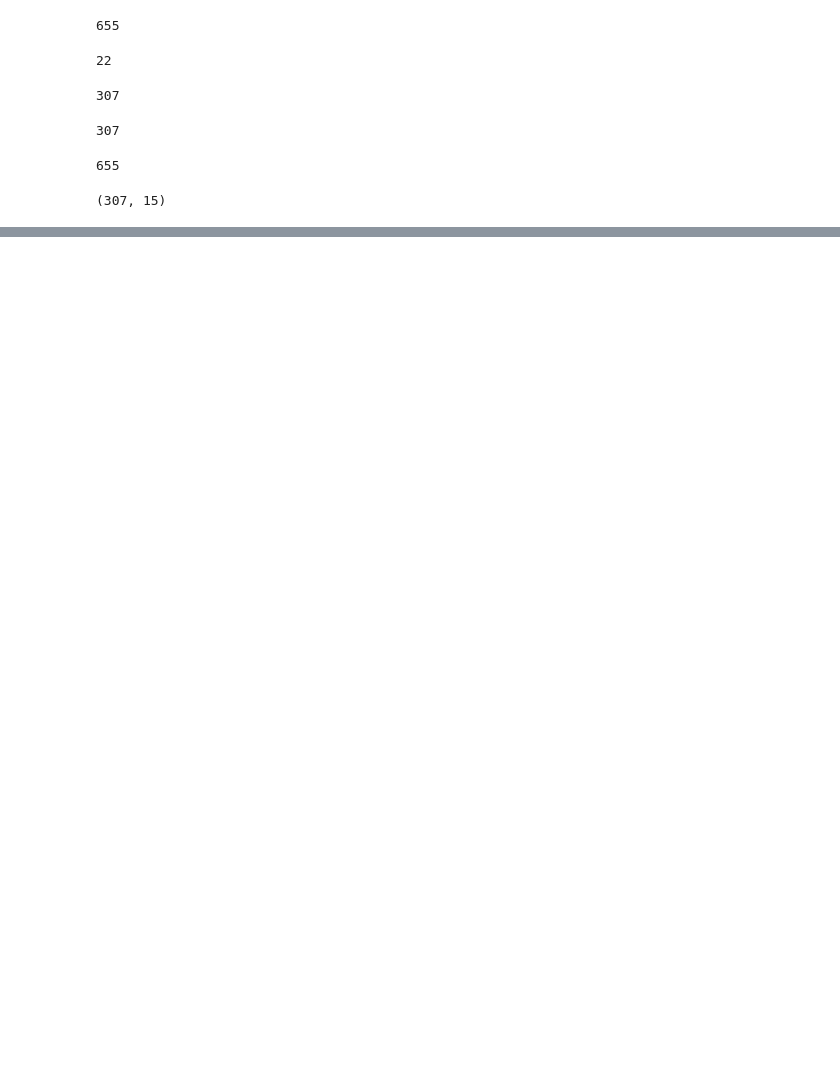
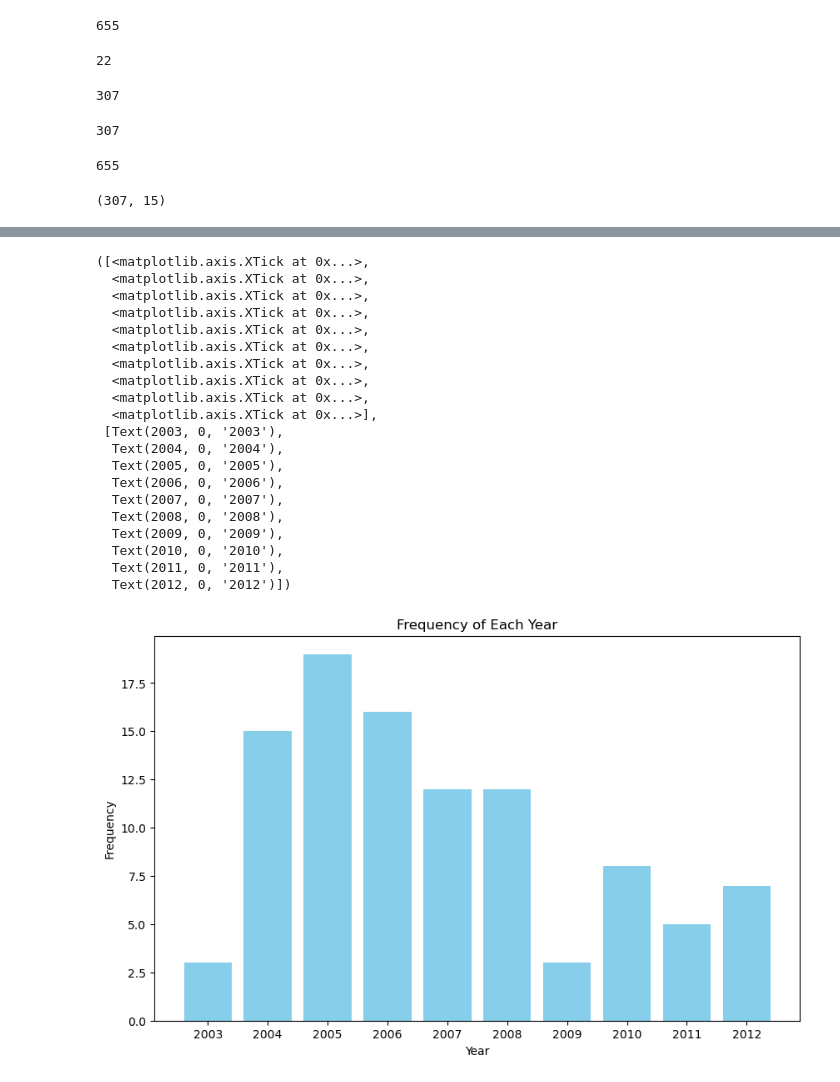
Before and after one commit to 00dylan00/Disease-Signatures, a Jupyter notebook: documentation/iLINCS.numbers.ipynb, the cells around one changed output, grey strips where cells are left out. Saved outputs shown, nothing was run; the diff lists cells and outputs as text; code cells hidden in the pictures; blank space fills up the shorter version.

```diff
--- a/documentation/iLINCS.numbers.ipynb
+++ b/documentation/iLINCS.numbers.ipynb
@@ -1279,0 +1324,4 @@ len([k for k in d_dataset_2_mesh.keys() if d_dataset_2_mesh[k]["symbol"] is not
+# %%
+longest_length_term = "C15.378.553.546"
+terms_for_root = ['C12.100.937.640.700', 'C16.320', 'C01.150.252.410.040.552', 'C04', 'C15.378.553.546', 'C15.378.190.625']
+[t for t in terms_for_root if len(t) == len(longest_length_term)]
@@ -1279,0 +1338,10 @@ len([k for k in d_dataset_2_mesh.keys() if d_dataset_2_mesh[k]["symbol"] is not
+# %%
+list_1 = list()
+for s in set(all_symbols):
+    t = mesh_symbol_2_term[s]
+    if t in list_1:
+        print(t)
+        break
+
+    else:
+        list_1.append(t)
@@ -1830,0 +2036,39 @@ if signature.get("level1") is not None:
+# %%
+import matplotlib.pyplot as plt
+from collections import Counter
+# Count the frequency of each year
+year_counts = Counter(dates_year)
+
+# Create lists for the bar plot
+years_sorted = sorted(year_counts.keys())
+frequencies = [year_counts[year] for year in years_sorted]
+
+# Create the bar plot
+plt.figure(figsize=(10, 6))
+plt.bar(years_sorted, frequencies, color='skyblue')
+plt.xlabel('Year')
+plt.ylabel('Frequency')
+plt.title('Frequency of Each Year')
+plt.xticks(years_sorted)
+# %% [output]
+([<matplotlib.axis.XTick at 0x...>,
+  <matplotlib.axis.XTick at 0x...>,
+  <matplotlib.axis.XTick at 0x...>,
+  <matplotlib.axis.XTick at 0x...>,
+  <matplotlib.axis.XTick at 0x...>,
+  <matplotlib.axis.XTick at 0x...>,
+  <matplotlib.axis.XTick at 0x...>,
+  <matplotlib.axis.XTick at 0x...>,
+  <matplotlib.axis.XTick at 0x...>,
+  <matplotlib.axis.XTick at 0x...>],
+ [Text(2003, 0, '2003'),
+  Text(2004, 0, '2004'),
+  Text(2005, 0, '2005'),
+  Text(2006, 0, '2006'),
+  Text(2007, 0, '2007'),
+  Text(2008, 0, '2008'),
+  Text(2009, 0, '2009'),
+  Text(2010, 0, '2010'),
+  Text(2011, 0, '2011'),
+  Text(2012, 0, '2012')])
+[figure, added]
```
Also changed, not shown: parts of 29 cells of this notebook, 1 other file.
